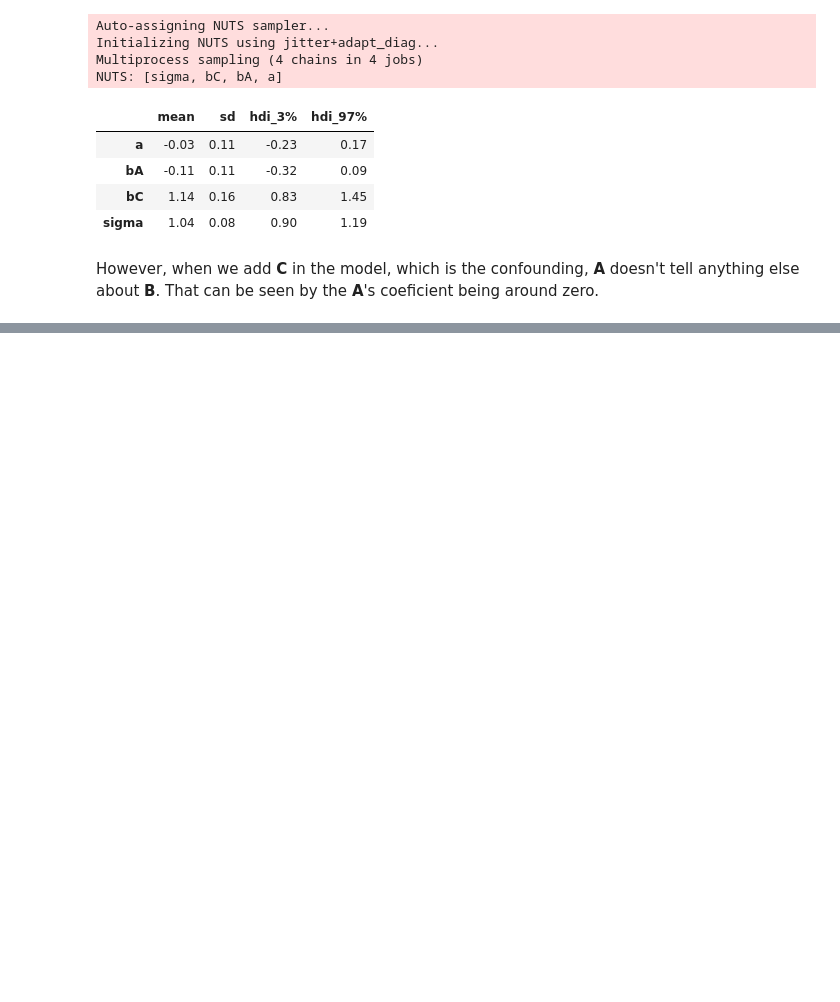
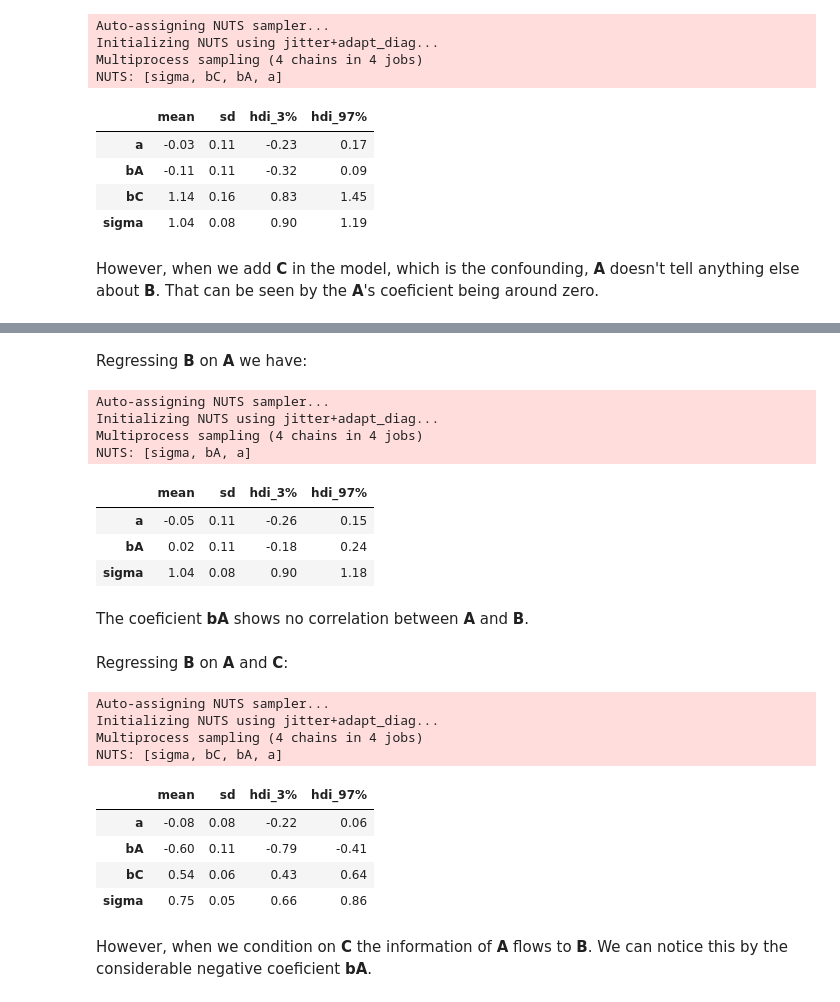
Before and after one commit to elisiojsj/Data-Science, a Jupyter notebook: Causal_DAGs.ipynb, the cells around one changed output, grey strips where cells are left out. Saved outputs shown, nothing was run; the diff lists cells and outputs as text; code cells hidden in the pictures; blank space fills up the shorter version.

```diff
--- a/Causal_DAGs.ipynb
+++ b/Causal_DAGs.ipynb
@@ -122,3 +186,68 @@ assoc = CausalGraphicalModel(
 assoc.draw()
 # %% [output]
 [drawing not drawn]
+# %%
+SAMP_SIZE = 100
+
+np.random.seed(89)
+A = stats.norm.rvs(size=SAMP_SIZE)
+B = stats.norm.rvs(size=SAMP_SIZE)
+C = stats.norm.rvs(A+B)
+
+df = pd.DataFrame.from_dict({"A": A, "B": B, "C": C})
+# %% [markdown]
+Regressing **B** on **A** we have:
+# %%
+with pm.Model() as m_coll:
+    a = pm.Normal('a', mu=0, sigma=1)
+    bA = pm.Normal('bA', mu=0, sigma=1)
+
+    mu = a + bA*df.A
+    sigma = pm.Exponential('sigma', 1)
+
+    B = pm.Normal('B', mu=mu, sigma=sigma, observed=df.B)
+
+    m_coll_trace = pm.sample()
+# %% [output]
+Auto-assigning NUTS sampler...
+Initializing NUTS using jitter+adapt_diag...
+Multiprocess sampling (4 chains in 4 jobs)
+NUTS: [sigma, bA, a]
+# %%
+az.summary(m_coll_trace, round_to=2, kind="stats")
+# %% [output]
+|  | mean | sd | hdi_3% | hdi_97% |
+| a | -0.05 | 0.11 | -0.26 | 0.15 |
+| bA | 0.02 | 0.11 | -0.18 | 0.24 |
+| sigma | 1.04 | 0.08 | 0.90 | 1.18 |
+# %% [markdown]
+The coeficient **bA** shows no correlation between **A** and **B**.
+# %% [markdown]
+Regressing **B** on **A** and **C**:
+# %%
+with pm.Model() as m_coll:
+    a = pm.Normal('a', mu=0, sigma=1)
+    bA = pm.Normal('bA', mu=0, sigma=1)
+    bC = pm.Normal('bC', mu=0, sigma=1)
+
+    mu = a + bA*df.A + bC*df.C
+    sigma = pm.Exponential('sigma', 1)
+
+    B = pm.Normal('B', mu=mu, sigma=sigma, observed=df.B)
+
+    m_coll_trace = pm.sample()
+# %% [output]
+Auto-assigning NUTS sampler...
+Initializing NUTS using jitter+adapt_diag...
+Multiprocess sampling (4 chains in 4 jobs)
+NUTS: [sigma, bC, bA, a]
+# %%
+az.summary(m_coll_trace, round_to=2, kind="stats")
+# %% [output]
+|  | mean | sd | hdi_3% | hdi_97% |
+| a | -0.08 | 0.08 | -0.22 | 0.06 |
+| bA | -0.60 | 0.11 | -0.79 | -0.41 |
+| bC | 0.54 | 0.06 | 0.43 | 0.64 |
+| sigma | 0.75 | 0.05 | 0.66 | 0.86 |
+# %% [markdown]
+However, when we condition on **C** the information of **A** flows to **B**. We can notice this by the considerable negative coeficient **bA**.
```
Also changed, not shown: parts of 29 cells of this notebook, 1 other file.
